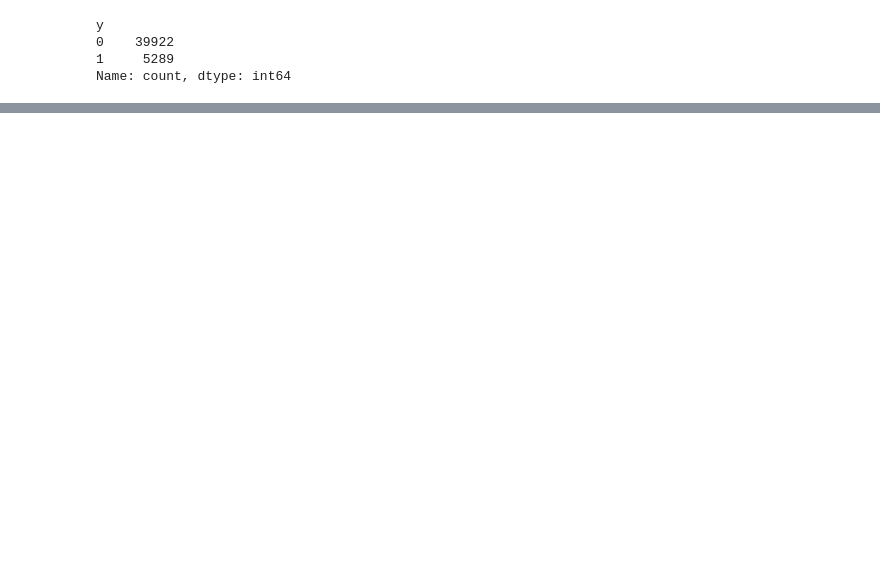
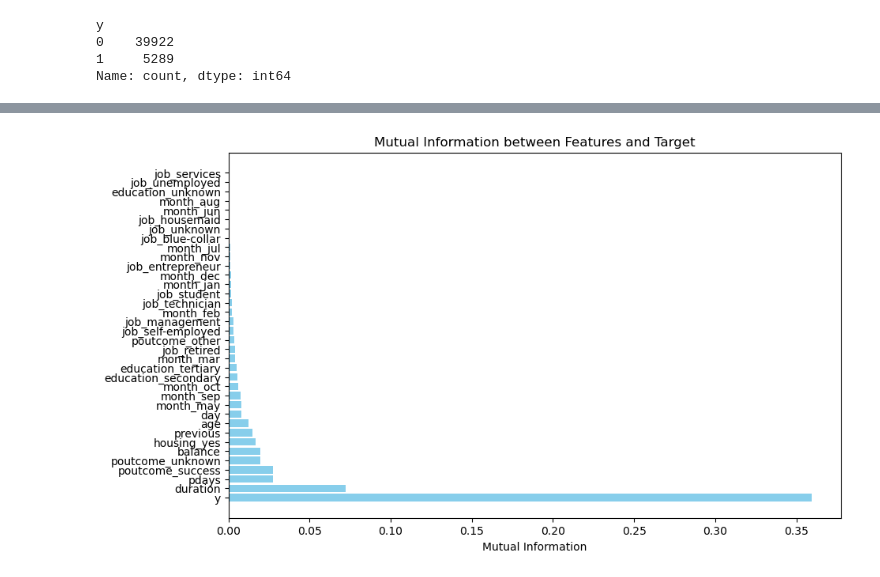
Before and after one commit to EternalDesp/-_Labs, a Jupyter notebook: lab3/laba3.ipynb, the cells around one changed output, grey strips where cells are left out. Drawn from its saved outputs; the diff is of its cells as text; code cells hidden in the pictures; blank space fills up the shorter version.

```diff
--- a/lab3/laba3.ipynb
+++ b/lab3/laba3.ipynb
@@ -151,6 +141,7 @@ NameError: name 'X_numeric_scaler' is not defined
 # %%
-X = df[colomns_to_use]
-y = df['y']
+from sklearn.model_selection import train_test_split
+from sklearn.preprocessing import OneHotEncoder
+
 cat_cols = X.select_dtypes(include=['object']).columns
 encoder = OneHotEncoder(sparse_output=False, drop='first')
 X_encoded = encoder.fit_transform(X[cat_cols])
@@ -158,12 +149,12 @@ feature_names = encoder.get_feature_names_out(cat_cols)
 
 X_train_df = pd.DataFrame(X_encoded, columns=feature_names)
 numeric_cols = X.select_dtypes(include=['number']).columns
-X_train_df = pd.concat([X_train_df,X[numeric_cols].reset_index(drop=True)], axis = 1)
+X_train_df = pd.concat([X_train_df, X[numeric_cols].reset_index(drop=True)], axis = 1)
 
 X_train, X_test, y_train, y_test = train_test_split(X_train_df, y, test_size=0.2, random_state=42)
 
 mutual_info = mutual_info_classif(X_train, y_train)
-mutual_info_df = pd.DataFrame(mutual_info, index = X_train.columns, columns=['Mutual info']).sort_values(by = 'Mutual info', ascending = False)
+mutual_info_df = pd.DataFrame(mutual_info, index = X_train.columns, columns=['Mutual Info']).sort_values(by = 'Mutual Info', ascending = False)
 
 print(mutual_info_df.head())
 # %% [output]
@@ -175,0 +200,11 @@ poutcome_unknown     0.021006
+# %%
+import matplotlib.pyplot as plt
+
+# Визуализируем взаимную информацию
+plt.figure(figsize=(10, 6))
+plt.barh(mutual_info_df.index, mutual_info_df['Mutual Info'], color='skyblue')
+plt.xlabel('Mutual Information')
+plt.title('Mutual Information between Features and Target')
+plt.show()
+# %% [output]
+[figure, added]
```
Also changed, not shown: parts of 9 cells of this notebook.
